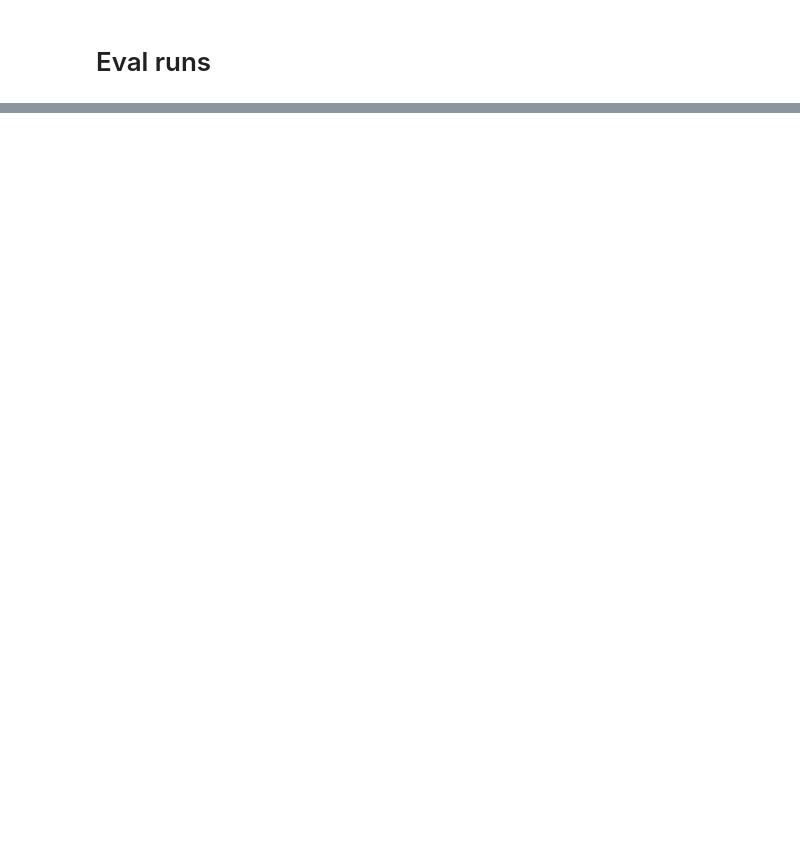
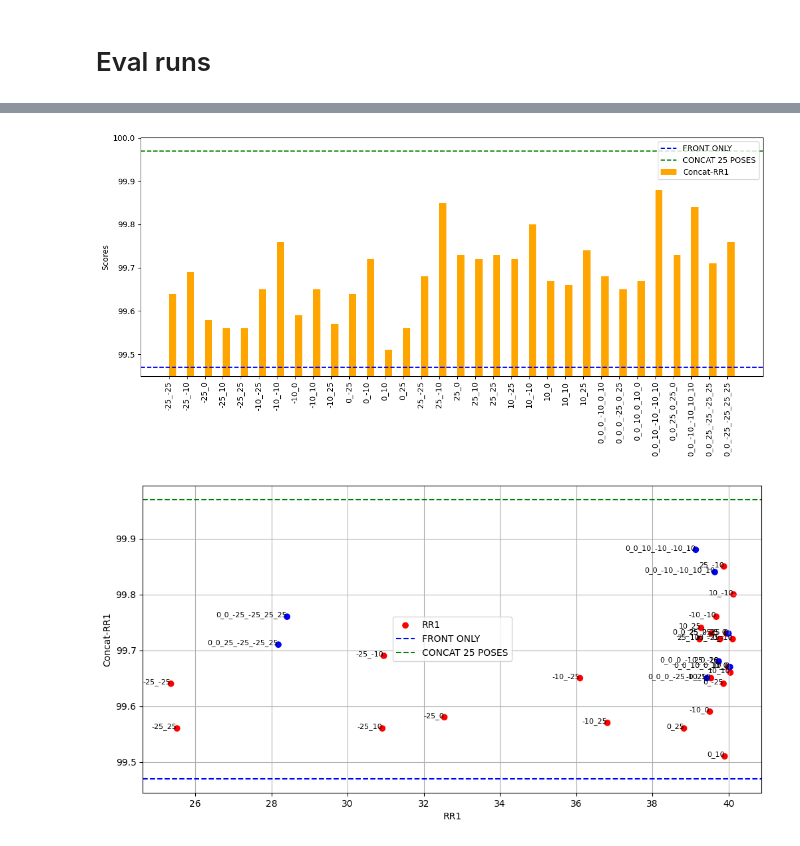
Before and after one commit to EduardBartolovic/HM_IDENT_3DFR, a Jupyter notebook: src/notebooks/AnalysePerspectives.ipynb, the cells around one changed output, grey strips where cells are left out. Saved outputs shown, nothing was run; the diff lists cells and outputs as text; code cells hidden in the pictures; blank space fills up the shorter version.

```diff
--- a/src/notebooks/AnalysePerspectives.ipynb
+++ b/src/notebooks/AnalysePerspectives.ipynb
@@ -108,0 +113,5 @@ process_and_plot('F:\\Face\\HM_IDENT_3DFR\\src\\notebooks\\perspectives_asia.txt
+# %%
+process_and_plot('F:\\Face\\HM_IDENT_3DFR\\src\\notebooks\\perspectives_asia_3.txt', ylim=(99.45, 100), front_rr1=99.47, full_concat_rr1=99.97, with_pos=False)
+# %% [output]
+[figure, added]
+[figure, added]
```
Also changed, not shown: parts of 4 cells of this notebook.
